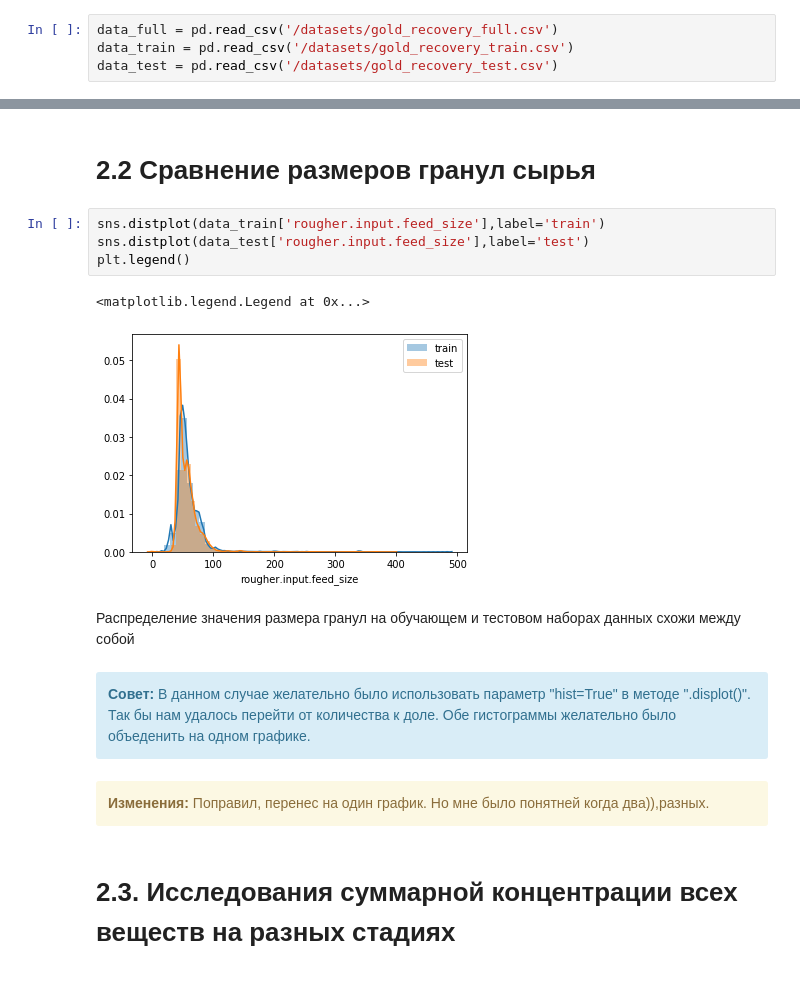
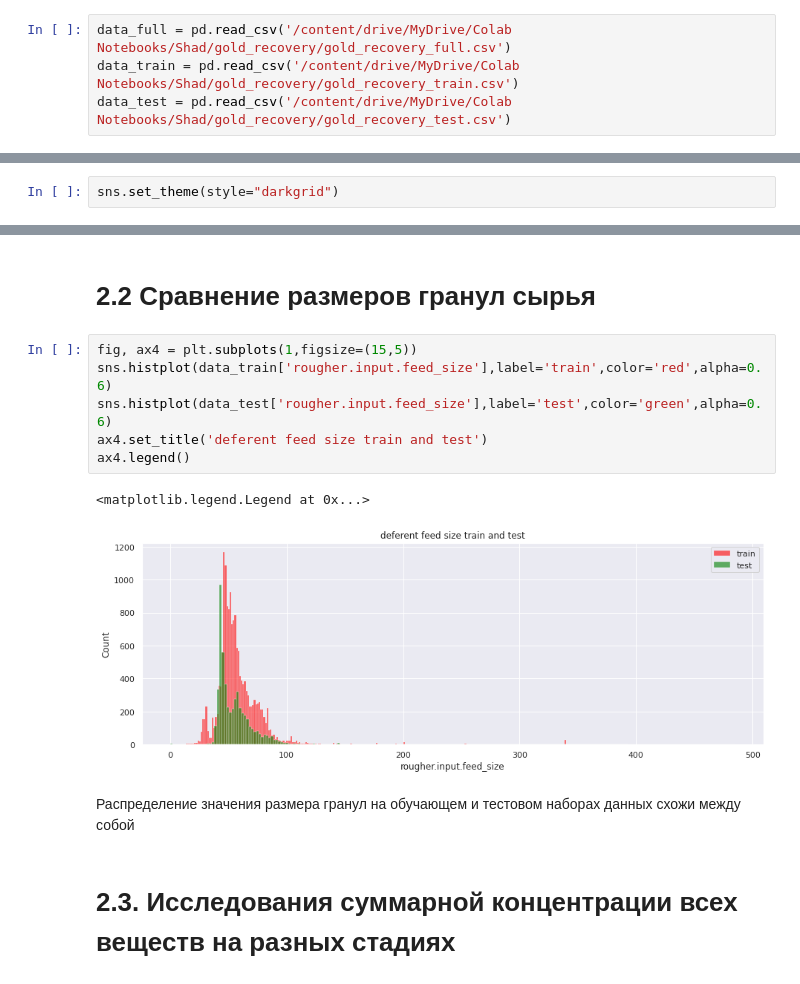
Before and after one commit to geldarr/praktikum, a Jupyter notebook: 09_technical process_4_gold_recovery/09_technical process_4_gold_recovery.ipynb, the cells around one changed output, grey strips where cells are left out. Drawn from its saved outputs; the diff is of its cells as text.

```diff
--- a/09_technical process_4_gold_recovery/09_technical process_4_gold_recovery.ipynb
+++ b/09_technical process_4_gold_recovery/09_technical process_4_gold_recovery.ipynb
@@ -98,4 +48,4 @@ from sklearn.tree import DecisionTreeRegressor
 # %%
-data_full = pd.read_csv('/datasets/gold_recovery_full.csv')
-data_train = pd.read_csv('/datasets/gold_recovery_train.csv')
-data_test = pd.read_csv('/datasets/gold_recovery_test.csv')
+data_full = pd.read_csv('/content/drive/MyDrive/Colab Notebooks/Shad/gold_recovery/gold_recovery_full.csv')
+data_train = pd.read_csv('/content/drive/MyDrive/Colab Notebooks/Shad/gold_recovery/gold_recovery_train.csv')
+data_test = pd.read_csv('/content/drive/MyDrive/Colab Notebooks/Shad/gold_recovery/gold_recovery_test.csv')
@@ -461,0 +330,2 @@ ax3.legend(prop={'size': 10})
+# %%
+sns.set_theme(style="darkgrid")
@@ -483,22 +380,16 @@ ax3.legend(prop={'size': 10})
 # %% [markdown]
 # 2.2 Сравнение размеров гранул сырья
 # %%
-sns.distplot(data_train['rougher.input.feed_size'],label='train')
-sns.distplot(data_test['rougher.input.feed_size'],label='test')
-plt.legend()
+fig, ax4 = plt.subplots(1,figsize=(15,5))
+sns.histplot(data_train['rougher.input.feed_size'],label='train',color='red',alpha=0.6)
+sns.histplot(data_test['rougher.input.feed_size'],label='test',color='green',alpha=0.6)
+ax4.set_title('deferent feed size train and test')
+ax4.legend()
 # %% [output]
 <matplotlib.legend.Legend at 0x...>
-[figure, old version]
+[figure, new version]
 # %% [markdown]
 Распределение значения размера гранул  на обучающем и тестовом наборах данных схожи между собой
-# %% [markdown]
-<div class="alert alert-block alert-info">
-<b>Совет: </b> В данном случае желательно было использовать параметр "hist=True" в методе ".displot()". Так бы нам удалось перейти от количества к доле. Обе гистограммы желательно было объеденить на одном графике.
-</div>
-# %% [markdown]
-<div class="alert alert-block alert-warning">
-<b>Изменения:</b> Поправил, перенес на один график. Но мне было понятней когда два)),разных.
-</div>
 # %% [markdown]
 # 2.3. Исследования суммарной концентрации всех веществ на разных стадиях
 # %% [markdown]
```
Also changed, not shown: parts of 51 cells of this notebook.
